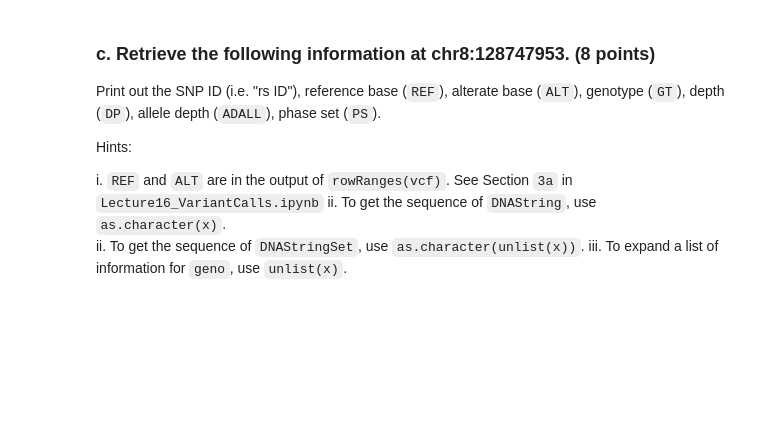
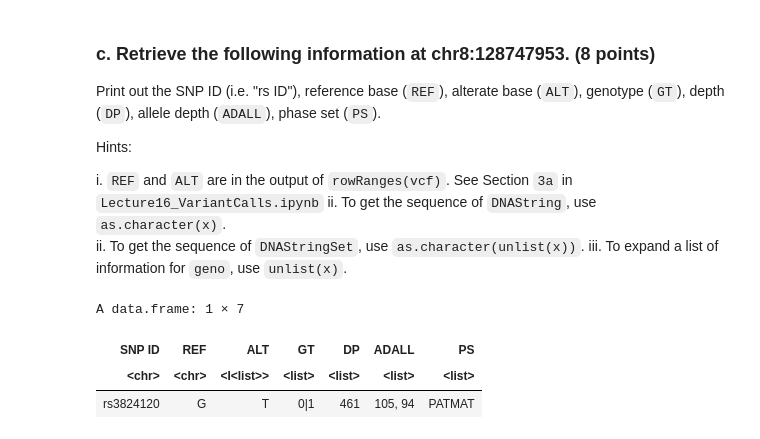
Before and after one commit to biomchem/tfcb-homework07, a Jupyter notebook: Homework07.ipynb, the cells around one changed output. Saved outputs shown, nothing was run; the diff lists cells and outputs as text; code cells hidden in the pictures; blank space fills up the shorter version.

```diff
--- a/Homework07.ipynb
+++ b/Homework07.ipynb
@@ -171,3 +256,43 @@ Hints:
   ii. To get the sequence of `DNAString`, use `as.character(x)`.
   ii. To get the sequence of `DNAStringSet`, use `as.character(unlist(x))`.
   iii. To expand a list of information for `geno`, use `unlist(x)`.
+# %%
+#make new GRanges at chr8:128747953
+myGRange_chr8 <- GRanges(seqnames = '8', ranges = IRanges(start = 128747953, end = 128747953))
+#vcf parameters
+vcf.param_chr8 <- ScanVcfParam(which = myGRange_chr8)
+#read VCF files
+vcf_chr8 <- readVcf(vcfFile, genome = "hg19", param = vcf.param_chr8)
+
+#combine all `geno` fields into a single table
+genoData_chr8 <- data.frame(do.call(cbind, geno(vcf_chr8)))
+colnames(genoData_chr8) <- rownames(geno(header(vcf_chr8)))
+#select GT, DP, ADALL, PS columns
+genoData_chr8 <- subset (genoData_chr8, select = c(GT, DP, ADALL, PS))
+#convert rownames to a column of the df
+genoData_chr8 <- cbind(SNP_ID = rownames(genoData_chr8), genoData_chr8)
+#remove the original rownames
+rownames(genoData_chr8) <- NULL
+
+#get REF and ALT columns using rowRanges and convert to dataframe
+newcols <- rowRanges(vcf_chr8) %>%
+    as.data.frame()
+#select REF and ALT columns
+newcols <- subset (newcols, select = c(REF, ALT))
+#convert rownames to a column of the df
+newcols <- cbind(SNP_ID = rownames(newcols), newcols)
+#remove the original rownames
+rownames(newcols) <- NULL
+
+#merge the two dataframes with REF and ALT columns together
+SNPs_chr8 <- merge(newcols, genoData_chr8, by='SNP_ID')
+#rename SNP ID column
+SNPs_chr8  <- SNPs_chr8  %>%
+       rename("SNP_ID" = "SNP ID")
+#show dataframe
+SNPs_chr8
+# %% [output]
+A data.frame: 1 × 7
+| SNP ID | REF | ALT | GT | DP | ADALL | PS |
+| <chr> | <chr> | <I<list>> | <list> | <list> | <list> | <list> |
+| rs3824120 | G | T | 0|1 | 461 | 105, 94 | PATMAT |
```
Also changed, not shown: parts of 9 cells of this notebook, 2 other files.
